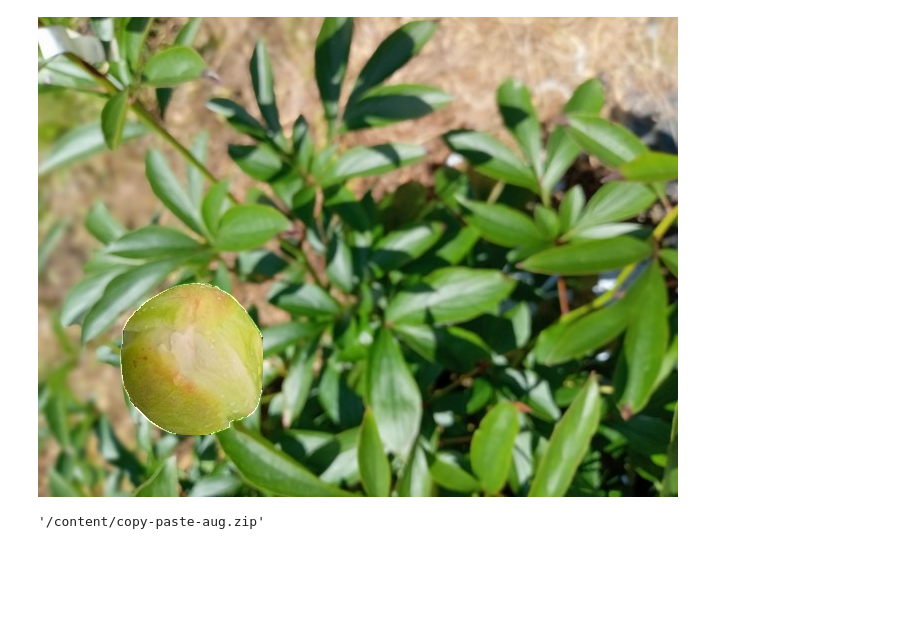
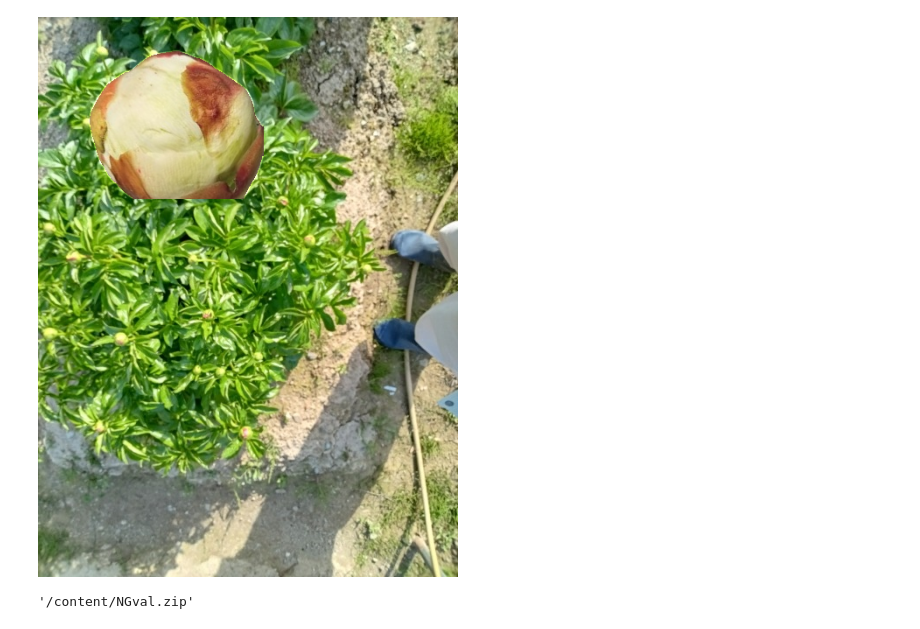
Before and after one commit to 1900690/image-movie-editing, a Jupyter notebook: 背景と合成.ipynb, the cells around one changed output. Saved outputs shown, nothing was run; the diff lists cells and outputs as text; code cells hidden in the pictures; blank space fills up the shorter version.

```diff
--- a/背景と合成.ipynb
+++ b/背景と合成.ipynb
@@ -133,39 +133,39 @@ def paste(fg, bg, mask_flg=True, random_flg=True):
 # %%
 import glob
 import os
 import random
 
 file_list_fimg = sorted(glob.glob('/content/foward/*.png'))
 file_list_bimg = sorted(glob.glob('/content/back/*.jpg'))
 
 if os.path.exists('/content/output'):
     shutil.rmtree("/content/output")
 if not os.path.exists('/content/output'):
     os.makedirs('/content/output')
 
-count=10#画像の枚数
+count=300#画像の枚数
 
 for i in list(range(count)):
   fimg=random.choice(file_list_fimg)
   bimg=random.choice(file_list_bimg)
 
   img = paste(
       cv2.imread(fimg, -1),# 前景
       cv2.imread(bimg, -1),# 背景
       True,#縁膨張フラグ、
       True,#ランダム回転・移動フラグ
   )
   cv2.imwrite('/content/output/'+os.path.splitext(os.path.basename(bimg))[0]+'_'+os.path.splitext(os.path.basename(fimg))[0]+'.jpg', img)
 
 cv2_imshow(img)
 # %% [output]
-[figure, old version]
+[figure, new version]
 # %%
 #@markdown 作ったファイルをダウンロード
 import shutil
 import os
 from google.colab import files
 
-shutil.make_archive('/content/copy-paste-aug', 'zip', '/content/output')
+shutil.make_archive('/content/NGval', 'zip', '/content/output')
 # %% [output]
-'/content/copy-paste-aug.zip'
+'/content/NGval.zip'
```
Also changed, not shown: parts of 2 cells of this notebook.
